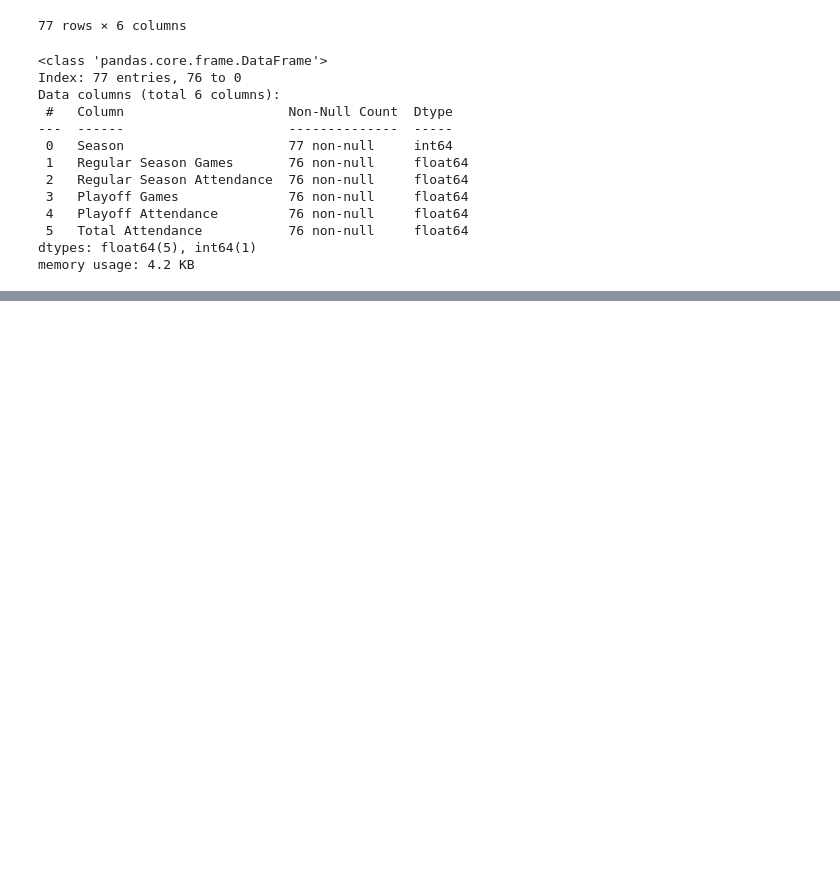
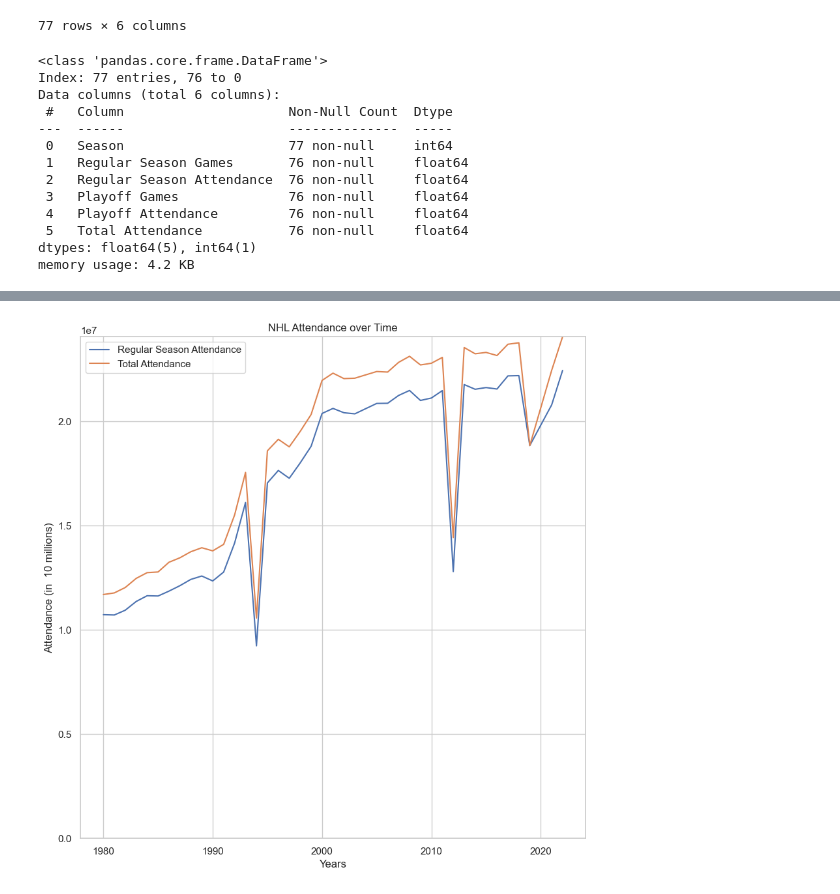
Before and after one commit to samwallach7/Project1-DELTS, a Jupyter notebook: project_1.ipynb, the cells around one changed output, grey strips where cells are left out. Cells and saved outputs as stored; diff of their text form; code cells hidden in the pictures; blank space fills up the shorter version.

```diff
--- a/project_1.ipynb
+++ b/project_1.ipynb
@@ -489,0 +467,8 @@ attendance_df
+# %%
+#sort the attendance by year and only look at seasons from 1980 onward
+attendance_df = attendance_df.sort_values('Season', ascending=True)
+attendance_df = attendance_df[attendance_df['Season']>=1980]
+#remove na values (2004) and covid year (2020)
+attendance_df.dropna(subset=['Regular Season Games'], inplace=True)
+attendance_df = attendance_df[attendance_df['Season']!=2020]
+attendance_df
@@ -489,0 +493,20 @@ attendance_df
+# %%
+plt.figure(figsize = (10,10))
+plt.plot(attendance_df['Season'], attendance_df['Regular Season Attendance'])
+# plt.plot(attendance_df['Season'], attendance_df['Playoff Attendance'])
+plt.plot(attendance_df['Season'], attendance_df['Total Attendance'])
+
+#formatting for plot
+lgnd_labels = ['Regular Season Attendance','Total Attendance']
+plt.xlabel('Years')
+plt.ylabel('Attendance (in  10 millions)')
+plt.ylim(attendance_df['Playoff Attendance'].min(),attendance_df['Total Attendance'].max())
+plt.title('NHL Attendance over Time')
+plt.legend(lgnd_labels)
+
+fig1 = plt.gcf()
+plt.show()
+
+fig1.savefig('Output_files/sam/player_stats_output/attendance.png')
+# %% [output]
+[figure, added]
```
Also changed, not shown: parts of 5 cells of this notebook, 2 other files.
